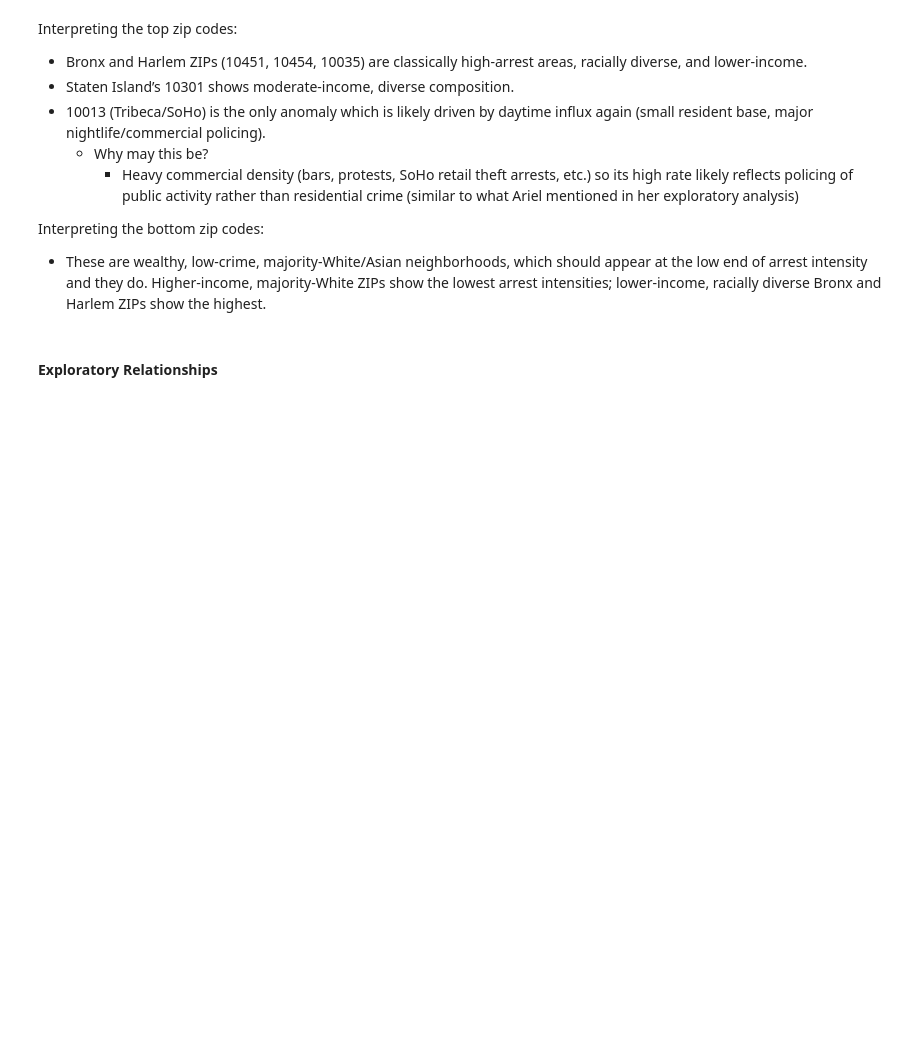
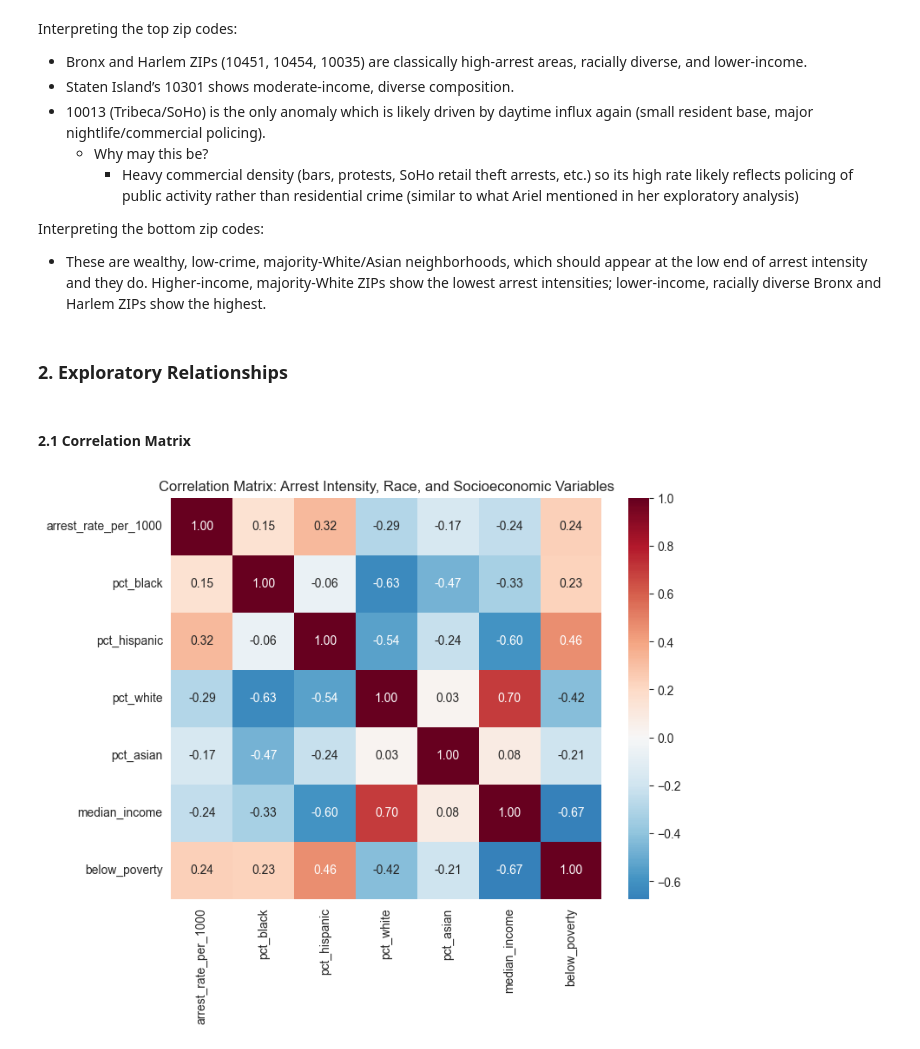
Before and after one commit to giomhern/project-ariel-ruhaan-gio, a Jupyter notebook: notebooks/analysis_2023.ipynb, the cells around one changed output. Saved outputs shown, nothing was run; the diff lists cells and outputs as text; code cells hidden in the pictures; blank space fills up the shorter version.

```diff
--- a/notebooks/analysis_2023.ipynb
+++ b/notebooks/analysis_2023.ipynb
@@ -219,4 +220,20 @@ Interpreting the top zip codes:
 Interpreting the bottom zip codes:
 - These are wealthy, low-crime, majority-White/Asian neighborhoods, which should appear at the low end of arrest intensity and they do. Higher-income, majority-White ZIPs show the lowest arrest intensities; lower-income, racially diverse Bronx and Harlem ZIPs show the highest.
 # %% [markdown]
-#### Exploratory Relationships
+### 2. Exploratory Relationships
+# %% [markdown]
+#### 2.1 Correlation Matrix
+# %%
+corr_vars = [
+    "arrest_rate_per_1000",
+    "pct_black", "pct_hispanic", "pct_white", "pct_asian",
+    "median_income", "below_poverty"
+]
+
+corr = df[corr_vars].corr()
+plt.figure(figsize=(8,6))
+sns.heatmap(corr, annot=True, cmap="RdBu_r", center=0, fmt=".2f")
+plt.title("Correlation Matrix: Arrest Intensity, Race, and Socioeconomic Variables")
+plt.show()
+# %% [output]
+[figure, added]
```
Also changed, not shown: parts of 23 cells of this notebook.
